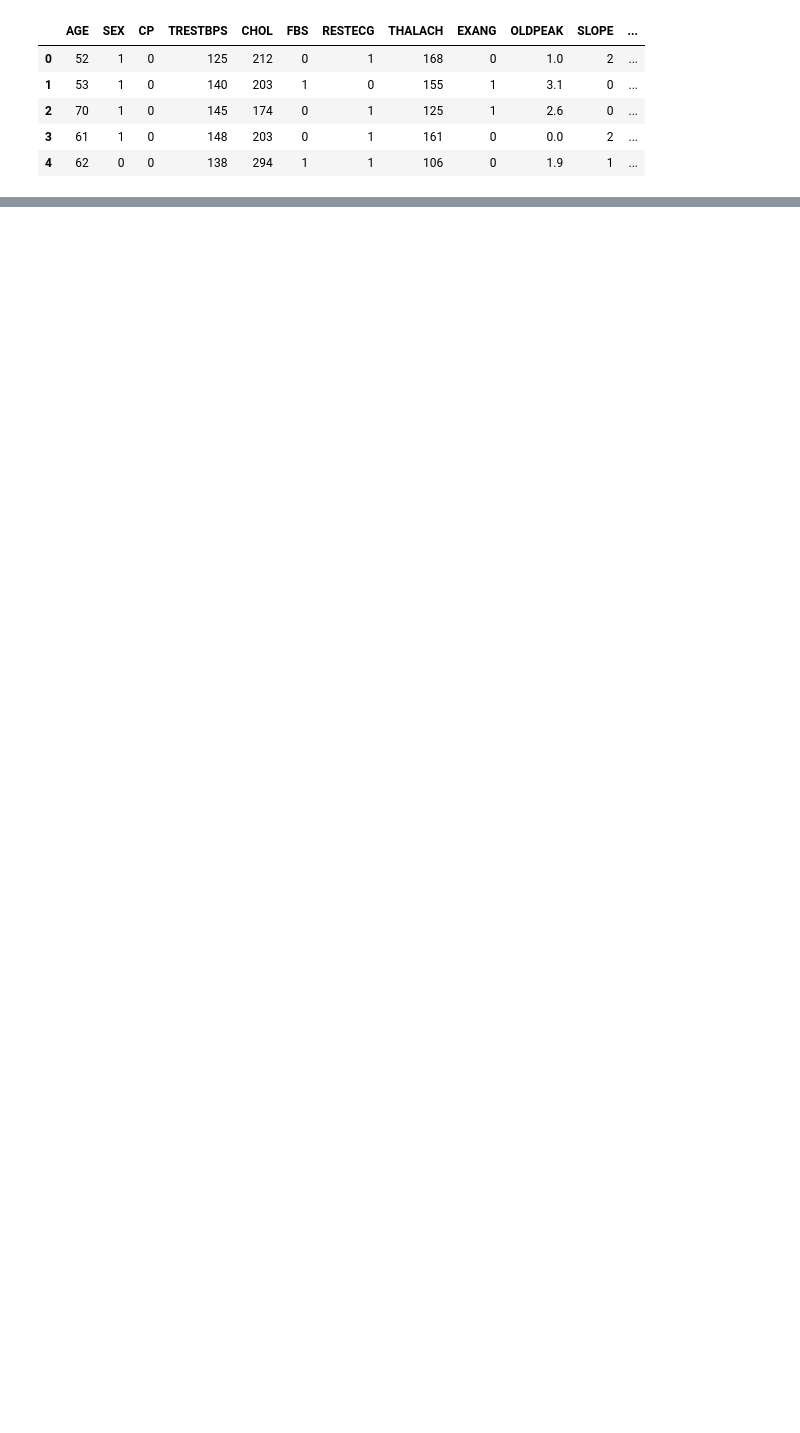
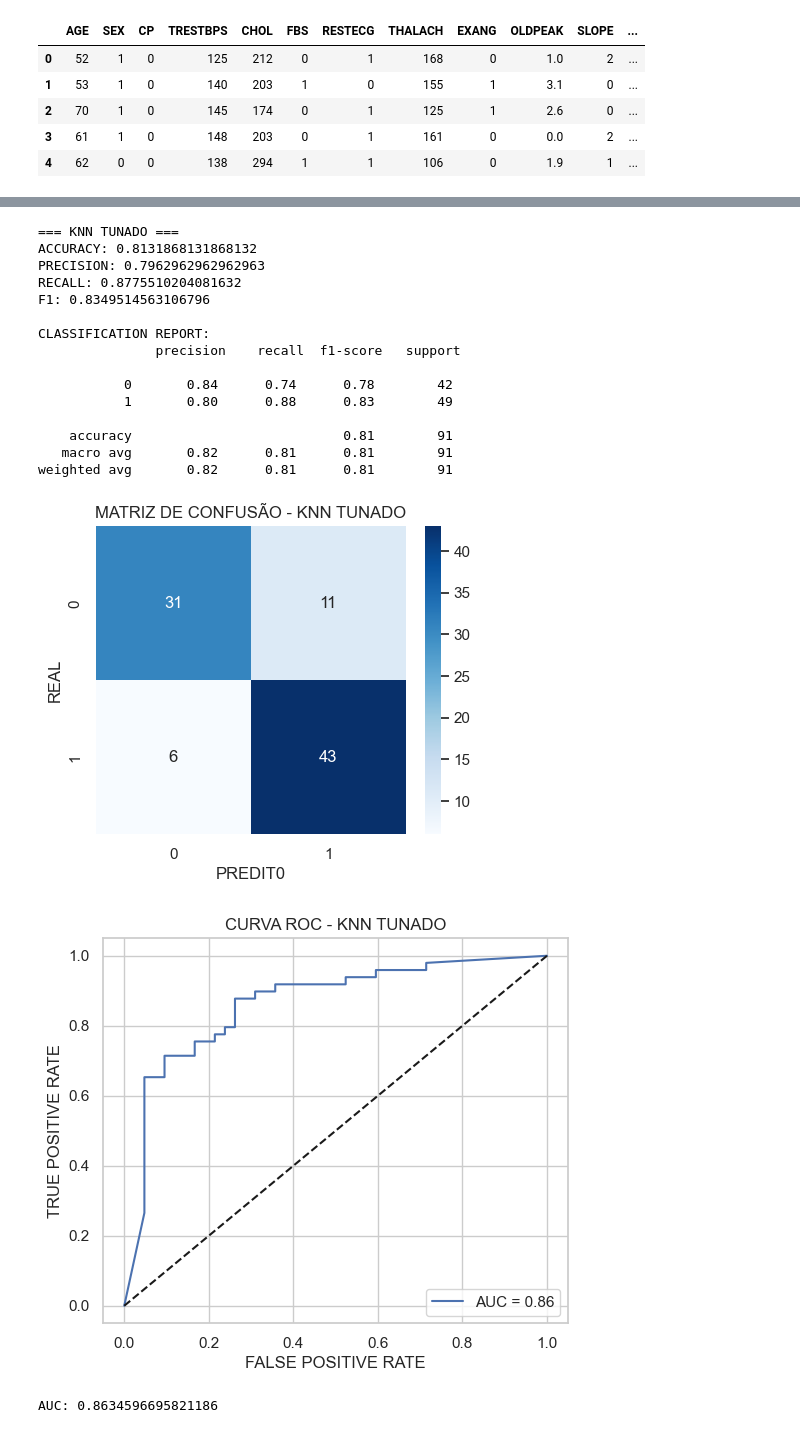
Before and after one commit to emanusousa/machine-learning-project, a Jupyter notebook: notebooks/heart.ipynb, the cells around one changed output, grey strips where cells are left out. Saved outputs shown, nothing was run; the diff lists cells and outputs as text; code cells hidden in the pictures; blank space fills up the shorter version.

```diff
--- a/notebooks/heart.ipynb
+++ b/notebooks/heart.ipynb
@@ -46,0 +236,18 @@ df.head()
+# %%
+from sklearn.model_selection import train_test_split
+from sklearn.preprocessing import StandardScaler
+
+X_TRAIN, X_TEST, Y_TRAIN, Y_TEST = train_test_split(
+    X,
+    Y,
+    test_size=0.3,
+    random_state=42,
+    stratify=Y
+)
+
+SCALER = StandardScaler()
+X_TRAIN_SCALED = SCALER.fit_transform(X_TRAIN)
+X_TEST_SCALED = SCALER.transform(X_TEST)
+
+print("SHAPE TREINO:", X_TRAIN_SCALED.shape)
+print("SHAPE TESTE:", X_TEST_SCALED.shape)
@@ -46,0 +362,59 @@ df.head()
+# %%
+from sklearn.metrics import confusion_matrix, roc_curve, auc, classification_report
+
+Y_PRED_KNN = BEST_KNN.predict(X_TEST_SCALED)
+Y_PROBA_KNN = BEST_KNN.predict_proba(X_TEST_SCALED)[:, 1]
+
+ACC = accuracy_score(Y_TEST, Y_PRED_KNN)
+PREC = precision_score(Y_TEST, Y_PRED_KNN)
+REC = recall_score(Y_TEST, Y_PRED_KNN)
+F1 = f1_score(Y_TEST, Y_PRED_KNN)
+
+print("=== KNN TUNADO ===")
+print("ACCURACY:", ACC)
+print("PRECISION:", PREC)
+print("RECALL:", REC)
+print("F1:", F1)
+print("\nCLASSIFICATION REPORT:\n", classification_report(Y_TEST, Y_PRED_KNN))
+
+# MATRIZ DE CONFUSÃO
+plt.figure(figsize=(5, 4))
+sns.heatmap(confusion_matrix(Y_TEST, Y_PRED_KNN), annot=True, fmt="d", cmap="Blues")
+plt.xlabel("PREDIT0")
+plt.ylabel("REAL")
+plt.title("MATRIZ DE CONFUSÃO - KNN TUNADO")
+plt.show()
+
+# CURVA ROC
+FPR, TPR, _ = roc_curve(Y_TEST, Y_PROBA_KNN)
+ROC_AUC = auc(FPR, TPR)
+
+plt.figure(figsize=(6, 5))
+plt.plot(FPR, TPR, label=f"AUC = {ROC_AUC:.2f}")
+plt.plot([0, 1], [0, 1], "k--")
+plt.xlabel("FALSE POSITIVE RATE")
+plt.ylabel("TRUE POSITIVE RATE")
+plt.title("CURVA ROC - KNN TUNADO")
+plt.legend(loc="lower right")
+plt.show()
+
+print("AUC:", ROC_AUC)
+# %% [output]
+=== KNN TUNADO ===
+ACCURACY: 0.8131868131868132
+PRECISION: 0.7962962962962963
+RECALL: 0.8775510204081632
+F1: 0.8349514563106796
+
+CLASSIFICATION REPORT:
+               precision    recall  f1-score   support
+
+           0       0.84      0.74      0.78        42
+           1       0.80      0.88      0.83        49
+
+    accuracy                           0.81        91
+   macro avg       0.82      0.81      0.81        91
+weighted avg       0.82      0.81      0.81        91
+[figure, added]
+[figure, added]
+AUC: 0.8634596695821186
```
Also changed, not shown: parts of 27 cells of this notebook.
